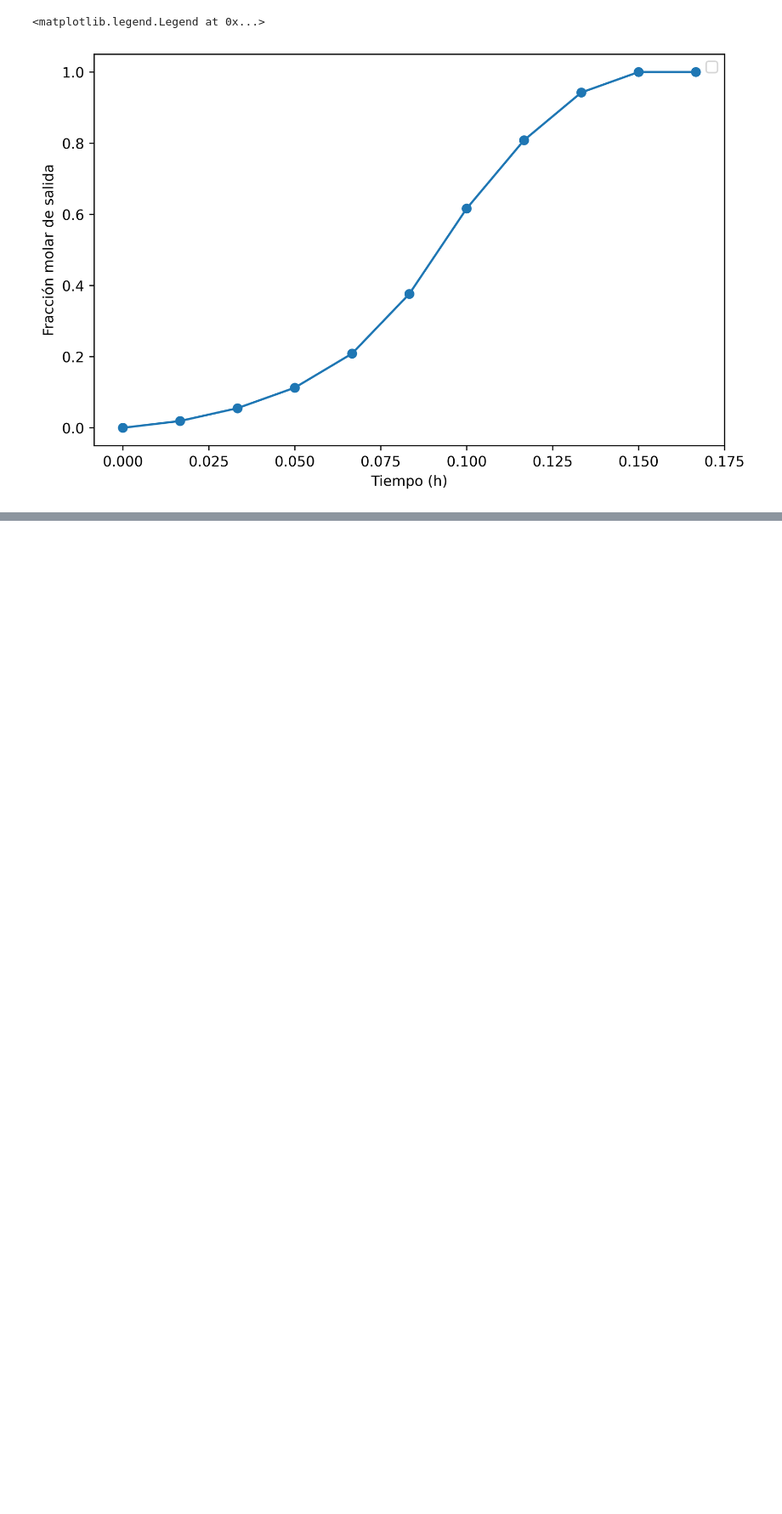
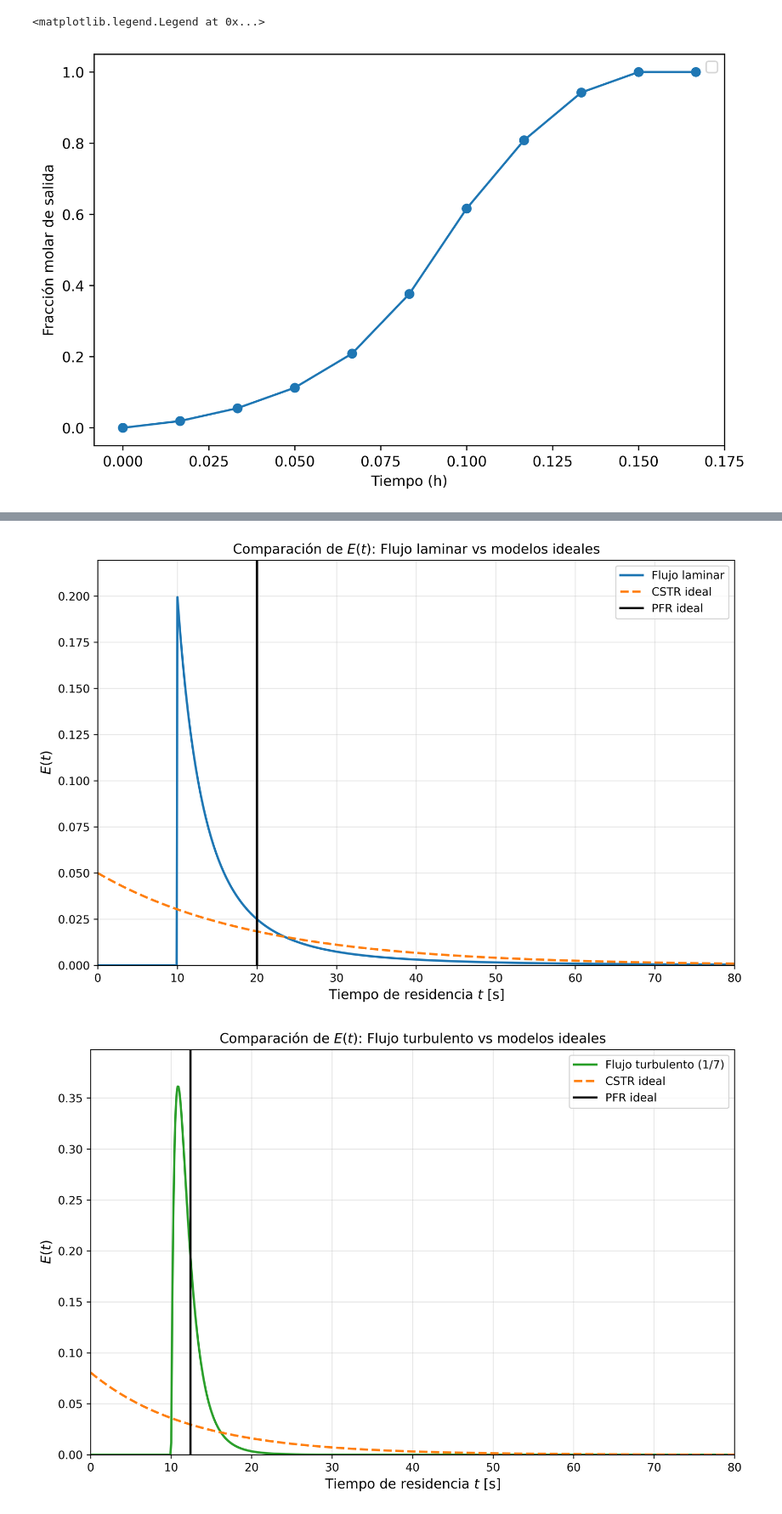
Before and after one commit to SysBioengLab/IIQ2113-Chemical-reactor-design, a Jupyter notebook: Ayudantias/ayu8_ReactReales.ipynb, the cells around one changed output, grey strips where cells are left out. Shown at 85% size. Cells and saved outputs as stored; diff of their text form; code cells hidden in the pictures; blank space fills up the shorter version.

```diff
--- a/Ayudantias/ayu8_ReactReales.ipynb
+++ b/Ayudantias/ayu8_ReactReales.ipynb
@@ -77,0 +108,43 @@ ax.legend()
+# %%
+E_lam = E_laminar(t, t_min)
+E_turb = E_turbulento(t, t_min, B)
+
+E_cstr_lam = E_CSTR(t, tau_lam)
+E_cstr_turb = E_CSTR(t, tau_turb)
+
+
+plt.figure(figsize=(9, 6), dpi = 600)
+plt.plot(t, E_lam, label=r"Flujo laminar", lw=2, color="C0")
+plt.plot(t, E_cstr_lam, "--", color="C1", lw=2, label=r"CSTR ideal")
+plt.axvline(x=tau_lam, color="k", lw=2, label=r"PFR ideal")
+
+ymax = 1.1 * max(E_lam.max(), E_cstr_lam.max())
+plt.ylim(0, ymax)
+plt.xlim(0, 80)
+plt.xlabel(r"Tiempo de residencia $t$ [s]", fontsize=12)
+plt.ylabel(r"$E(t)$", fontsize=12)
+plt.title(r"Comparación de $E(t)$: Flujo laminar vs modelos ideales")
+plt.legend()
+plt.grid(True, alpha=0.3)
+plt.tight_layout()
+plt.show()
+
+
+plt.figure(figsize=(9, 6), dpi = 600)
+plt.plot(t, E_turb, label=r"Flujo turbulento (1/7)", lw=2, color="C2")
+plt.plot(t, E_cstr_turb, "--", color="C1", lw=2, label=r"CSTR ideal")
+plt.axvline(x=tau_turb, color="k", lw=2, label=r"PFR ideal")
+
+ymax = 1.1 * max(E_turb.max(), E_cstr_turb.max())
+plt.ylim(0, ymax)
+plt.xlim(0, 80)
+plt.xlabel(r"Tiempo de residencia $t$ [s]", fontsize=12)
+plt.ylabel(r"$E(t)$", fontsize=12)
+plt.title(r"Comparación de $E(t)$: Flujo turbulento vs modelos ideales")
+plt.legend()
+plt.grid(True, alpha=0.3)
+plt.tight_layout()
+plt.show()
+# %% [output]
+[figure, added]
+[figure, added]
```
Also changed, not shown: parts of 3 cells of this notebook, 2 other files.
